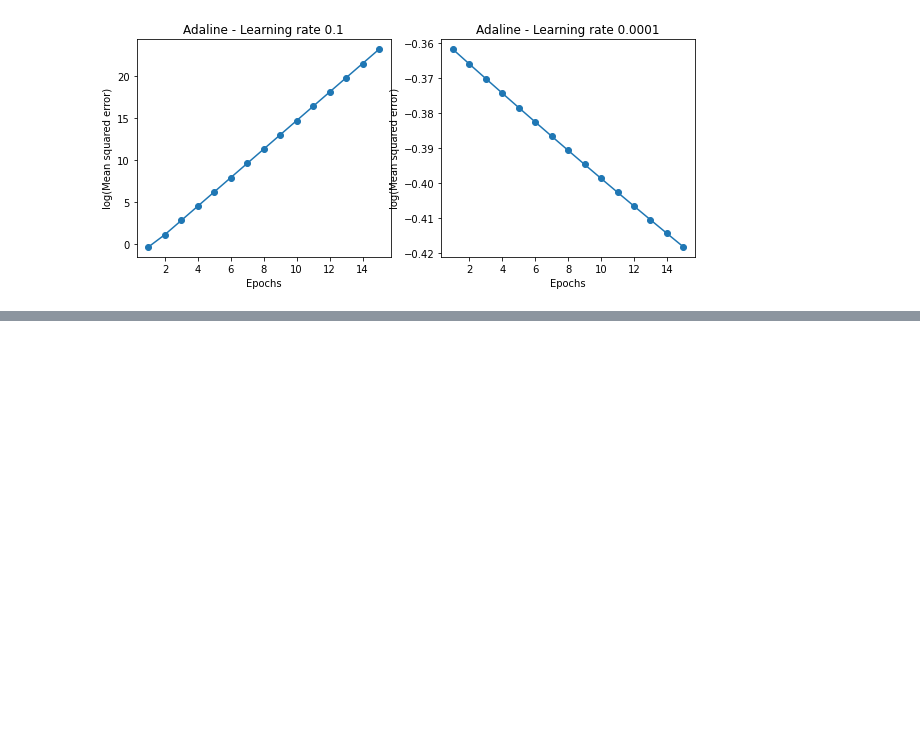
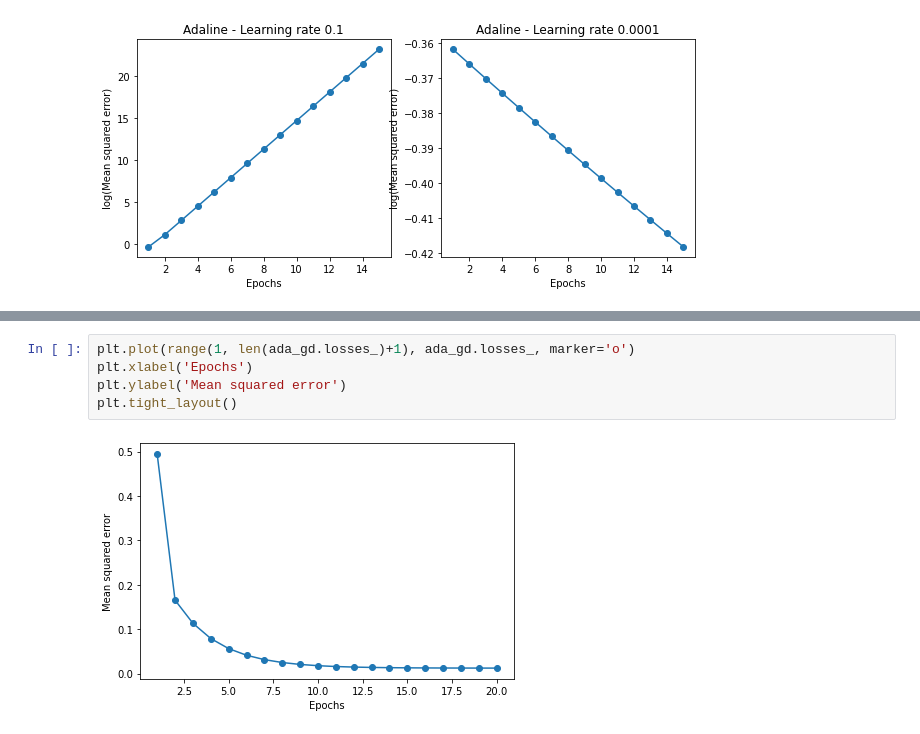
Before and after one commit to kjyoder/ml-pytorch-sklearn, a Jupyter notebook: ch02_SimpleMLClassification/ch02.ipynb, the cells around one changed output, grey strips where cells are left out. Drawn from its saved outputs; the diff is of its cells as text; blank space fills up the shorter version.

```diff
--- a/ch02_SimpleMLClassification/ch02.ipynb
+++ b/ch02_SimpleMLClassification/ch02.ipynb
@@ -245,0 +261,7 @@ Text(0.5, 1.0, 'Adaline - Learning rate 0.0001')
+# %%
+plt.plot(range(1, len(ada_gd.losses_)+1), ada_gd.losses_, marker='o')
+plt.xlabel('Epochs')
+plt.ylabel('Mean squared error')
+plt.tight_layout()
+# %% [output]
+[figure, added]
```
Also changed, not shown: parts of 5 cells of this notebook.
